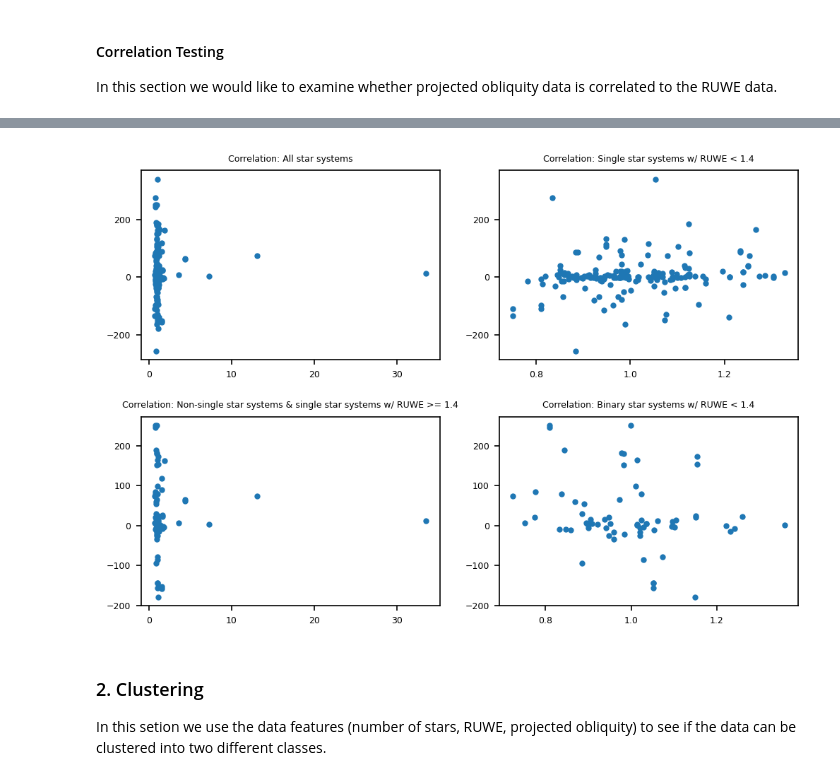
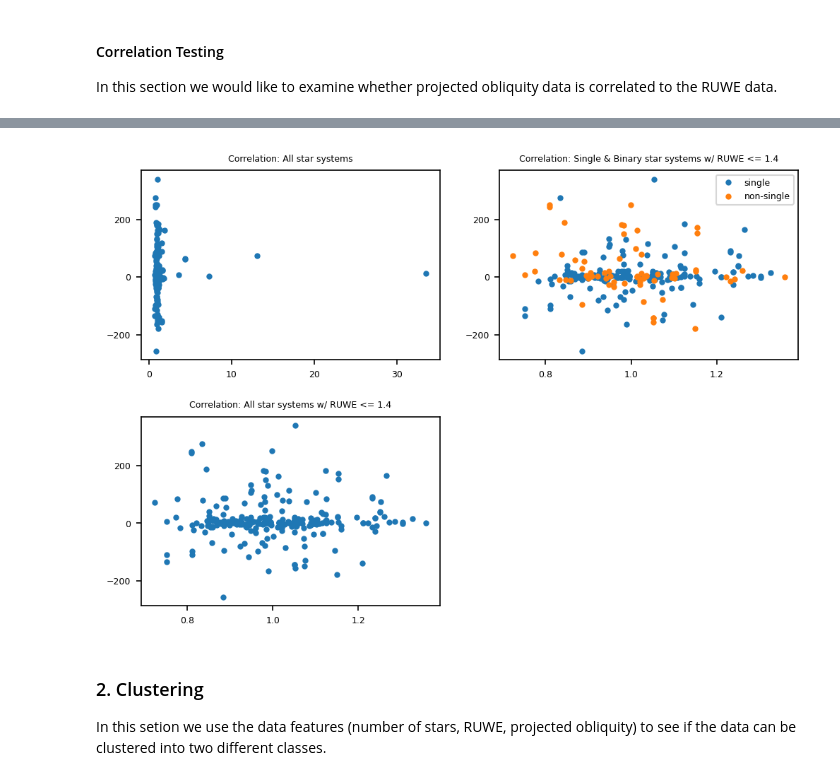
Before and after one commit to baryan/ASTR154-ProjectedObliquity, a Jupyter notebook: src/hypothesis_testing.ipynb, the cells around one changed output, grey strips where cells are left out. Cells and saved outputs as stored; diff of their text form; code cells hidden in the pictures.

Commit message:
Added TeXstudio files and some updates to correlation...
...in the notebook

```diff
--- a/src/hypothesis_testing.ipynb
+++ b/src/hypothesis_testing.ipynb
@@ -700,36 +699,37 @@ The Spearman rho statistics for all star systems with RUWE < 1.4 is 0.0527 with
 # %%
 # Plot the Obliquity values vs. RUWE to see if there are any trends
 fig_w = 8
 fig_h = fig_w * 6 / 9
 plt.figure(figsize=[fig_w, fig_h], dpi=150)
 
 plt.subplot(221)
 plt.plot(all_proj_obliq['ruwe'], all_proj_obliq['pl_projobliq'], '.')
 plt.title('Correlation: All star systems', fontsize=6)
 plt.xticks(fontsize=6)
 plt.yticks(fontsize=6)
 
 plt.subplot(222)
-plt.plot(single_sys_ruwe['ruwe'], single_sys_ruwe['pl_projobliq'], '.')
-plt.title('Correlation: Single star systems w/ RUWE < 1.4', fontsize=6)
+plt.plot(single_sys_ruwe['ruwe'], single_sys_ruwe['pl_projobliq'], '.', label='single')
+# plt.title('Correlation: Single star systems w/ RUWE <= 1.4', fontsize=6)
+plt.xticks(fontsize=6)
+plt.yticks(fontsize=6)
+
+plt.subplot(222)
+plt.plot(bin_fit_ruwe['ruwe'], bin_fit_ruwe['pl_projobliq'], '.', label='non-single')
+plt.title('Correlation: Single & Binary star systems w/ RUWE <= 1.4', fontsize=6)
+plt.legend(fontsize=6)
 plt.xticks(fontsize=6)
 plt.yticks(fontsize=6)
 
 plt.subplot(223)
-plt.plot(binary_sys_ruwe['ruwe'], binary_sys_ruwe['pl_projobliq'], '.')
-plt.title('Correlation: Non-single star systems & single star systems w/ RUWE >= 1.4', fontsize=6)
-plt.xticks(fontsize=6)
-plt.yticks(fontsize=6)
-
-plt.subplot(224)
-plt.plot(bin_fit_ruwe['ruwe'], bin_fit_ruwe['pl_projobliq'], '.')
-plt.title('Correlation: Binary star systems w/ RUWE < 1.4', fontsize=6)
+plt.plot(all_fit_ruwe['ruwe'], all_fit_ruwe['pl_projobliq'], '.')
+plt.title('Correlation: All star systems w/ RUWE <= 1.4', fontsize=6)
 plt.xticks(fontsize=6)
 plt.yticks(fontsize=6)
 
 plt.subplots_adjust(hspace=.3)
 # %% [output]
-[figure, old version]
+[figure, new version]
 # %% [markdown]
 ### 2. Clustering
 
```
Also changed, not shown: parts of 11 cells of this notebook, 3 other files.
